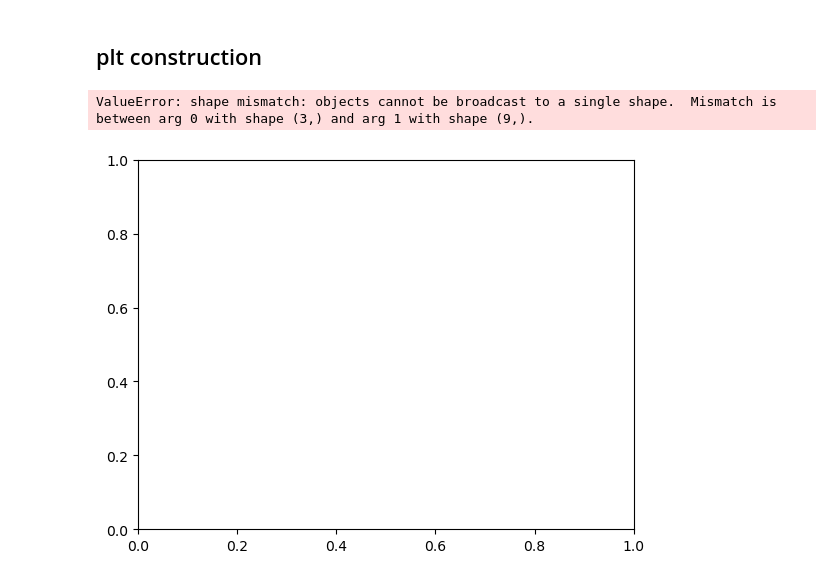
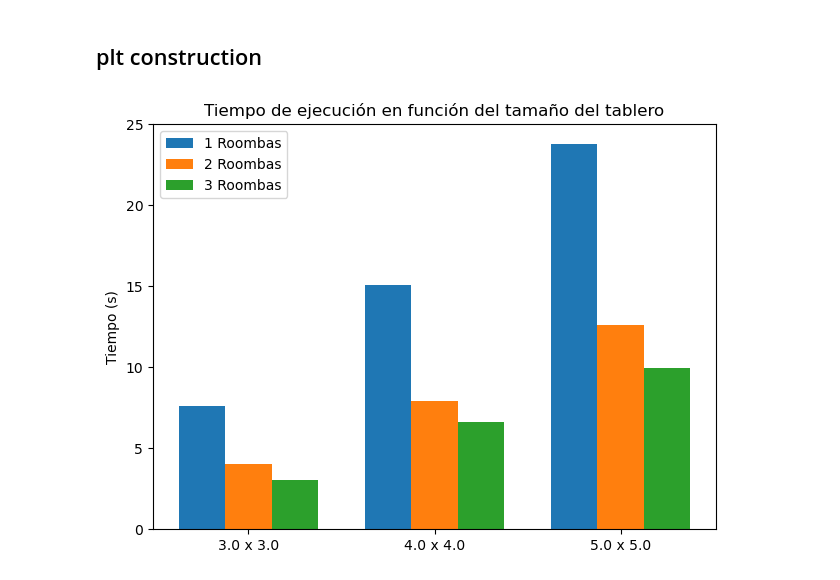
Before and after one commit to leyva-bq/roombas, a Jupyter notebook: analysis/analysis.ipynb, the cells around one changed output. Cells and saved outputs as stored; diff of their text form; code cells hidden in the pictures.

```diff
--- a/analysis/analysis.ipynb
+++ b/analysis/analysis.ipynb
@@ -40,20 +40,27 @@ times_means
 # %%
 sizes = times_means['m*n'].unique()
 values = times_means[['numRoombas', 'tiempo']]
 
 x = np.arange(len(sizes))
 width = 0.25
 multiplier = 0
 
 fig, ax = plt.subplots()
 
-for numRoombas, tiempo in values.items():
-    offset = width * multiplier
-    rects = ax.bar(x + offset, tiempo, width, label=numRoombas)
-    ax.bar_label(rects, padding=3)
-    multiplier += 1
+for i in values['numRoombas'].unique():
+    ax.bar(x + multiplier - width,
+           values[values['numRoombas'] == i]['tiempo'],
+           width,
+           label=f'{int(i)} Roombas')
+    multiplier += width
 
+ax.set_ylabel('Tiempo (s)')
+ax.set_title('Tiempo de ejecución en función del tamaño del tablero')
+ax.set_xticks(x)
+ax.set_xticklabels(sizes)
+ax.legend()
+
+fig.tight_layout()
 plt.show()
 # %% [output]
-ValueError: shape mismatch: objects cannot be broadcast to a single shape.  Mismatch is between arg 0 with shape (3,) and arg 1 with shape (9,).
-[figure, old version]
+[figure, new version]
```
Also changed, not shown: parts of 3 cells of this notebook.
